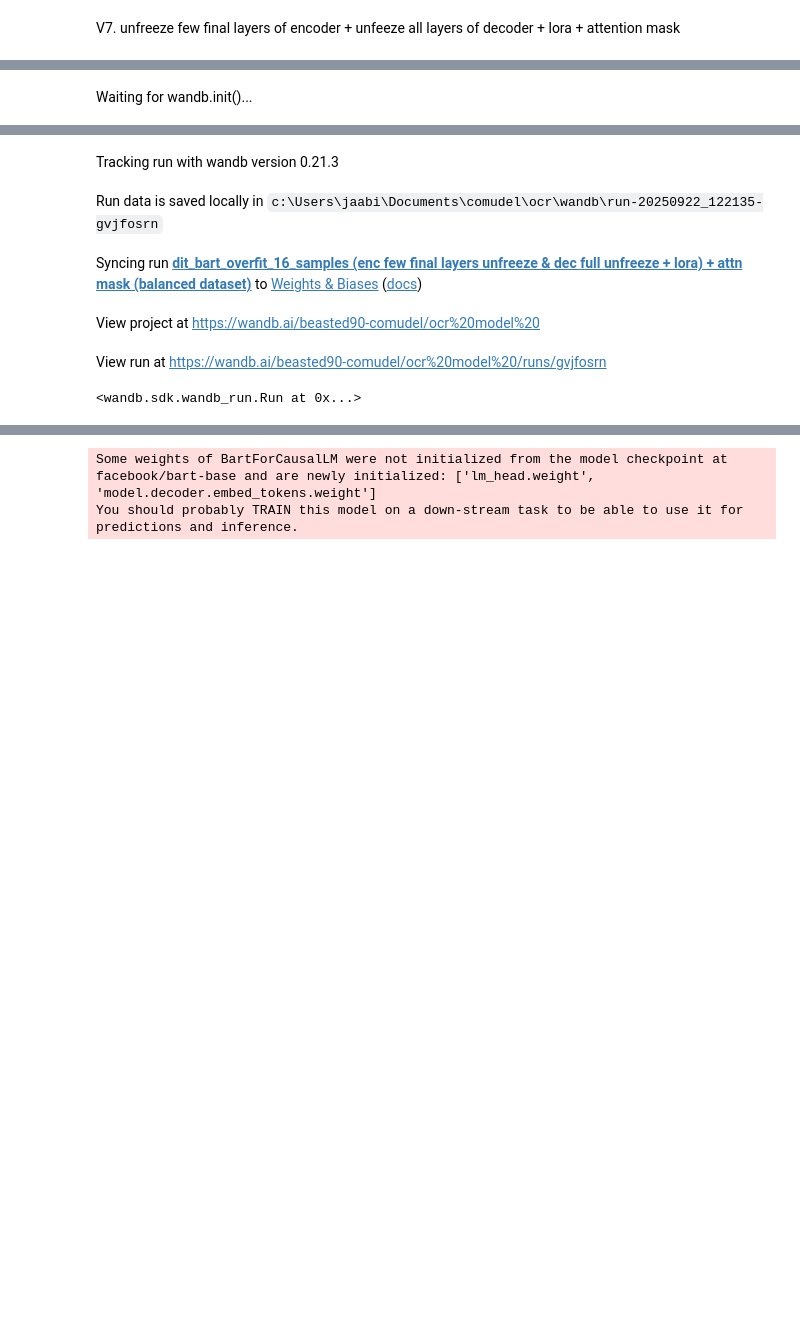
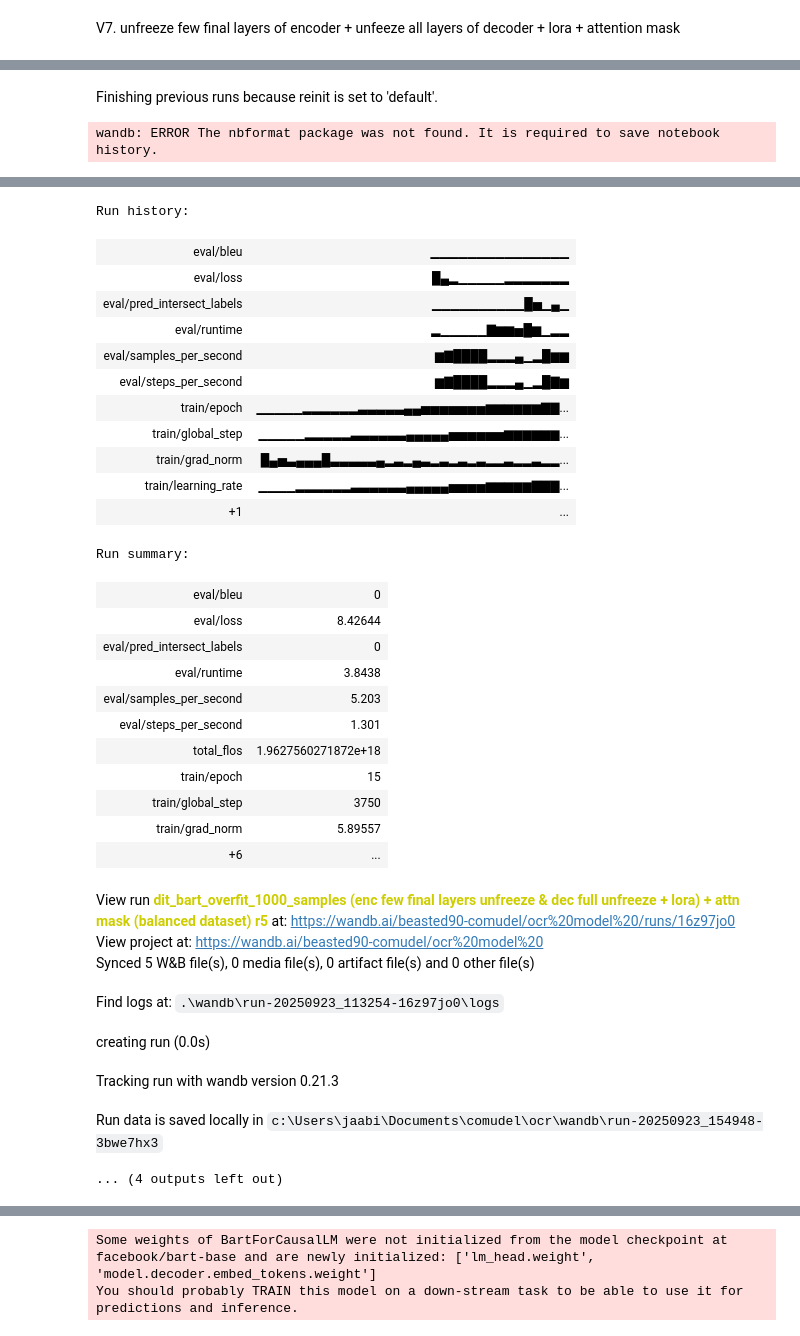
Before and after one commit to jaaabir/ocr, a Jupyter notebook: dit_bart_fine_tune.ipynb, the cells around one changed output, grey strips where cells are left out. Saved outputs shown, nothing was run; the diff lists cells and outputs as text; code cells hidden in the pictures; blank space fills up the shorter version.

Commit message:
suffering with overfitting

```diff
--- a/dit_bart_fine_tune.ipynb
+++ b/dit_bart_fine_tune.ipynb
@@ -1265,5 +1259,6 @@ len(train_synthdataset)
 # %%
-run_name = f"dit_bart_overfit_{sample_size}_samples (enc few final layers unfreeze & dec full unfreeze + lora) + attn mask (balanced dataset)"
+run_name = f"dit_bart_overfit_{sample_size}_samples (enc few final layers unfreeze & dec full unfreeze + lora) + attn mask (balanced dataset) r6"
 wandb.init(project="ocr model", name=run_name)
 # %% [output]
-Waiting for wandb.init()...
+Finishing previous runs because reinit is set to 'default'.
+wandb: ERROR The nbformat package was not found. It is required to save notebook history.
@@ -1270,9 +1266,35 @@ Waiting for wandb.init()...
+Run history:
+| eval/bleu | ▁▁▁▁▁▁▁▁▁▁▁▁▁▁▁ |
+| eval/loss | █▄▂▁▁▁▁▁▂▂▂▂▂▂▂ |
+| eval/pred_intersect_labels | ▁▁▁▁▁▁▁▁▁▁█▅▁▄▁ |
+| eval/runtime | ▂▁▁▁▁▁▇▆▆▅█▆▁▂▂ |
+| eval/samples_per_second | ▆▇████▂▂▂▄▁▂█▆▆ |
+| eval/steps_per_second | ▆▇████▂▂▂▄▁▂█▇▆ |
+| train/epoch | ▁▁▁▁▁▂▂▂▂▂▂▃▃▃▃▃▄▄▅▅▅▅▅▅▅▆▆▆▆▆▆▇▇... |
+| train/global_step | ▁▁▁▁▁▂▂▂▂▂▃▃▃▃▃▃▄▄▄▄▄▅▅▅▅▅▅▆▆▆▆▆▆... |
+| train/grad_norm | █▄▅▃▄▄▄█▃▃▃▃▃▄▂▃▂▄▃▂▃▂▃▂▃▂▂▃▂▂▃▂▂... |
+| train/learning_rate | ▁▁▁▁▂▂▂▂▂▂▃▃▃▃▃▃▄▄▄▄▄▅▅▅▅▆▆▆▆▆▇▇▇... |
+| +1 | ... |
+Run summary:
+| eval/bleu | 0 |
+| eval/loss | 8.42644 |
+| eval/pred_intersect_labels | 0 |
+| eval/runtime | 3.8438 |
+| eval/samples_per_second | 5.203 |
+| eval/steps_per_second | 1.301 |
+| total_flos | 1.9627560271872e+18 |
+| train/epoch | 15 |
+| train/global_step | 3750 |
+| train/grad_norm | 5.89557 |
+| +6 | ... |
-Tracking run with wandb version 0.21.3
+View run dit_bart_overfit_1000_samples (enc few final layers unfreeze & dec full unfreeze + lora) + attn mask (balanced dataset) r5 at: https://wandb.ai/beasted90-comudel/ocr%20model%20/runs/16z97jo0
+View project at: https://wandb.ai/beasted90-comudel/ocr%20model%20
+Synced 5 W&B file(s), 0 media file(s), 0 artifact file(s) and 0 other file(s)
-Run data is saved locally in c:\Users\jaabi\Documents\comudel\ocr\wandb\run-20250922_122135-gvjfosrn
+Find logs at: .\wandb\run-20250923_113254-16z97jo0\logs
-Syncing run dit_bart_overfit_16_samples (enc few final layers unfreeze & dec full unfreeze + lora) + attn mask (balanced dataset) to Weights & Biases (docs)
+creating run (0.0s)
-View project at https://wandb.ai/beasted90-comudel/ocr%20model%20
+Tracking run with wandb version 0.21.3
-View run at https://wandb.ai/beasted90-comudel/ocr%20model%20/runs/gvjfosrn
+Run data is saved locally in c:\Users\jaabi\Documents\comudel\ocr\wandb\run-20250923_154948-3bwe7hx3
-<wandb.sdk.wandb_run.Run at 0x...>
+... (4 outputs left out)
 # %%
 r=32
 alpha=r*2
```
Also changed, not shown: parts of 24 cells of this notebook, 2 other files.
